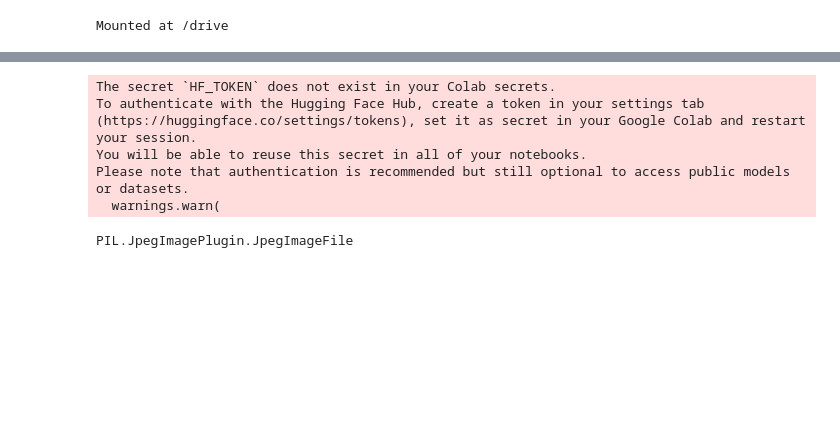
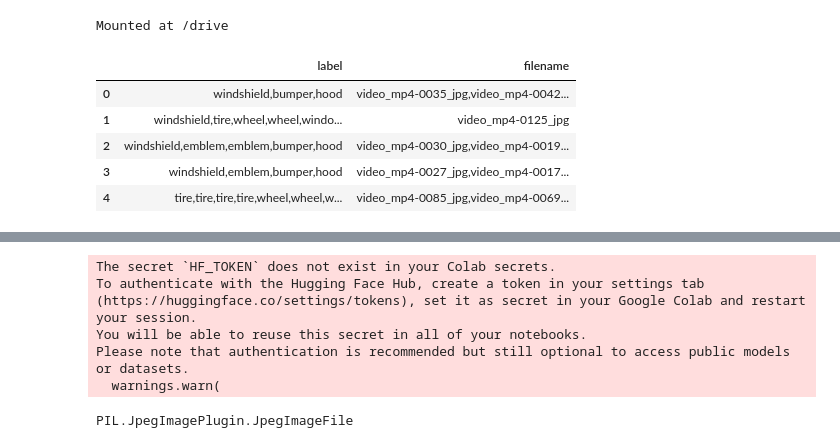
Before and after one commit to shesel08/eng-ai-agents, a Jupyter notebook: assignments/assignment-2/assignment_2.ipynb, the cells around one changed output, grey strips where cells are left out. Cells and saved outputs as stored; diff of their text form; code cells hidden in the pictures; blank space fills up the shorter version.

```diff
--- a/assignments/assignment-2/assignment_2.ipynb
+++ b/assignments/assignment-2/assignment_2.ipynb
@@ -38,0 +44,12 @@ dataset_yaml = "car-object-detection/data.yaml"
+# %%
+with open(os.path.join(dataset_yaml), 'r') as file:
+    config_data = yaml.safe_load(file)
+
+# Now you can work with the data as a Python dictionary or list
+# Access specific elements
+class_names = {}
+for i, value in enumerate(config_data['names']):
+    class_names[i] = value
+# %%
+IMAGES_PATH = os.path.join('car-object-detection/train/images/')
+LABELS_PATH = os.path.join('car-object-detection/train/labels/')
@@ -39,3 +109,16 @@ dataset_yaml = "car-object-detection/data.yaml"
+# %%
+# Create the DataFrame
+yolo_df = create_yolo_dataframe(IMAGES_PATH, LABELS_PATH)
+
+# Display the first few rows of the DataFrame
+yolo_df.head()
+# %% [output]
+|  | label | filename |
+| 0 | windshield,bumper,hood | video_mp4-0035_jpg,video_mp4-0042... |
+| 1 | windshield,tire,wheel,wheel,windo... | video_mp4-0125_jpg |
+| 2 | windshield,emblem,emblem,bumper,hood | video_mp4-0030_jpg,video_mp4-0019... |
+| 3 | windshield,emblem,bumper,hood | video_mp4-0027_jpg,video_mp4-0017... |
+| 4 | tire,tire,tire,tire,wheel,wheel,w... | video_mp4-0085_jpg,video_mp4-0069... |
 # %%
 # Train the model on the Carparts Segmentation dataset
 results = model.train(data=dataset_yaml, epochs=100, imgsz=640)
```
Also changed, not shown: parts of 11 cells of this notebook.
